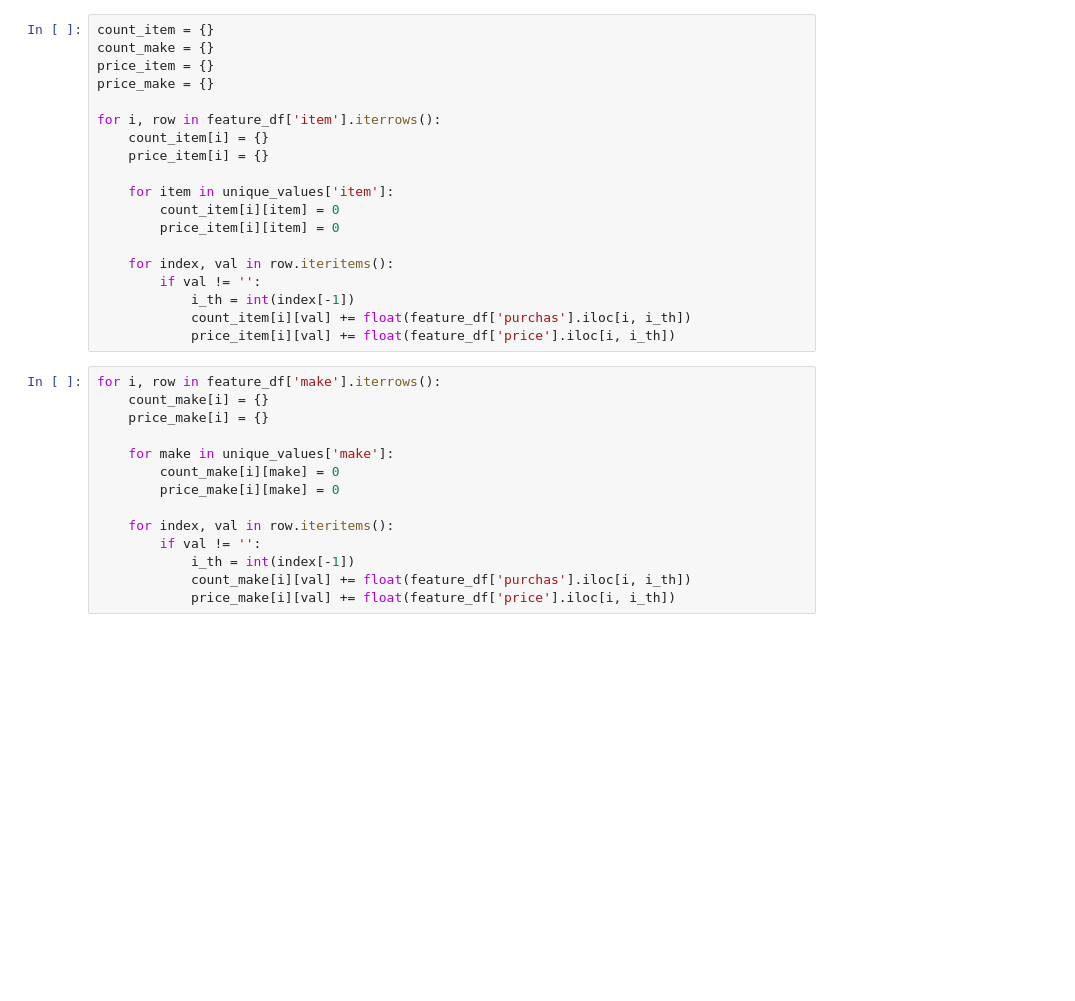
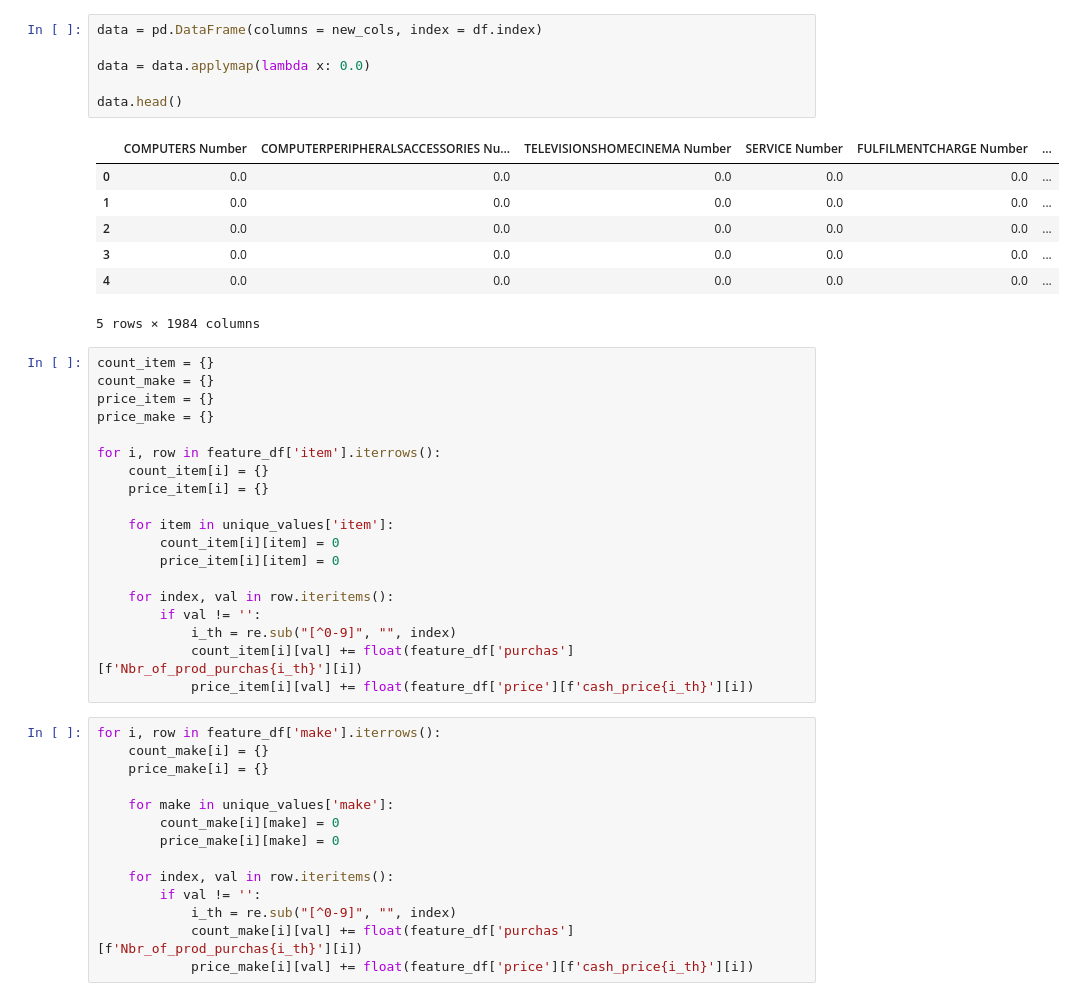
Before and after one commit to alimrrc/Machine-Learning-272-, a Jupyter notebook: Data Treatment.ipynb, the cells around one changed output. Drawn from its saved outputs; the diff is of its cells as text; blank space fills up the shorter version.

```diff
--- a/Data Treatment.ipynb
+++ b/Data Treatment.ipynb
@@ -60,3 +91,17 @@ data = pd.DataFrame(columns = new_cols, index = df.index)
+# %%
+data = pd.DataFrame(columns = new_cols, index = df.index)
+
+data = data.applymap(lambda x: 0.0)
+
+data.head()
+# %% [output]
+|  | COMPUTERS Number | COMPUTERPERIPHERALSACCESSORIES Nu... | TELEVISIONSHOMECINEMA Number | SERVICE Number | FULFILMENTCHARGE Number | ... |
+| 0 | 0.0 | 0.0 | 0.0 | 0.0 | 0.0 | ... |
+| 1 | 0.0 | 0.0 | 0.0 | 0.0 | 0.0 | ... |
+| 2 | 0.0 | 0.0 | 0.0 | 0.0 | 0.0 | ... |
+| 3 | 0.0 | 0.0 | 0.0 | 0.0 | 0.0 | ... |
+| 4 | 0.0 | 0.0 | 0.0 | 0.0 | 0.0 | ... |
+5 rows × 1984 columns
 # %%
 count_item = {}
 count_make = {}
@@ -73,9 +118,9 @@ for i, row in feature_df['item'].iterrows():
 
     for index, val in row.iteritems():
         if val != '':
-            i_th = int(index[-1])
-            count_item[i][val] += float(feature_df['purchas'].iloc[i, i_th])
-            price_item[i][val] += float(feature_df['price'].iloc[i, i_th])
+            i_th = re.sub("[^0-9]", "", index)
+            count_item[i][val] += float(feature_df['purchas'][f'Nbr_of_prod_purchas{i_th}'][i])
+            price_item[i][val] += float(feature_df['price'][f'cash_price{i_th}'][i])
 # %%
 for i, row in feature_df['make'].iterrows():
     count_make[i] = {}
@@ -87,6 +132,6 @@ for i, row in feature_df['make'].iterrows():
 
     for index, val in row.iteritems():
         if val != '':
-            i_th = int(index[-1])
-            count_make[i][val] += float(feature_df['purchas'].iloc[i, i_th])
-            price_make[i][val] += float(feature_df['price'].iloc[i, i_th])
+            i_th = re.sub("[^0-9]", "", index)
+            count_make[i][val] += float(feature_df['purchas'][f'Nbr_of_prod_purchas{i_th}'][i])
+            price_make[i][val] += float(feature_df['price'][f'cash_price{i_th}'][i])
```
Also changed, not shown: parts of 4 cells of this notebook.
